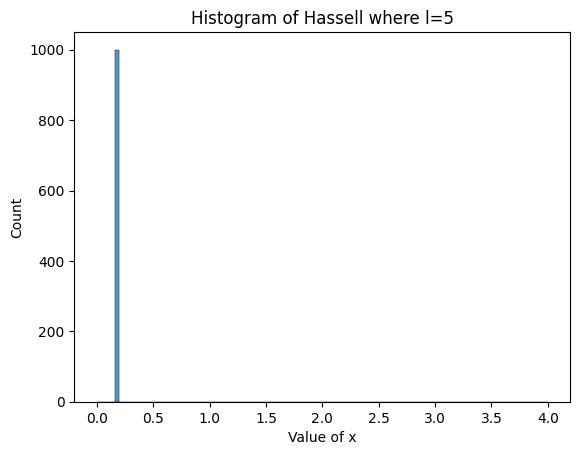
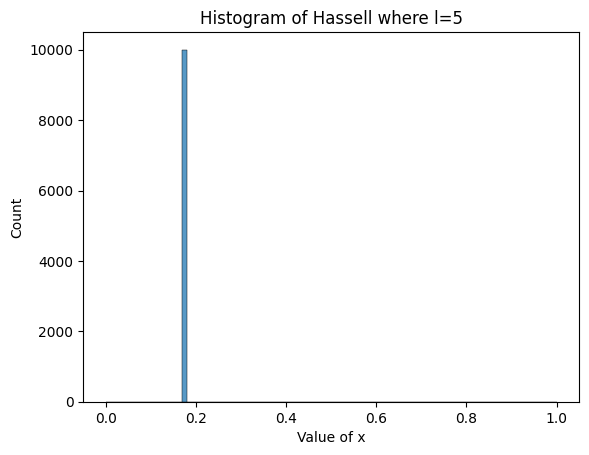
The notebook cell's code change between the first figure and the second:
--- before
+++ after
@@ -1,5 +1,5 @@
-for l in [5, 15, 20, 40, 50, 60]:
-    res = iterate_postrans(l, 10, 0.5, 1000)[1]
-    sns.histplot(res, bins=100, binrange=(0, 4))
+for l in [5, 15, 20, 23, 40, 50, 80]:
+    res = iterate_postrans(l, 10, 0.5, 10000)[1]
+    sns.histplot(res, bins=100, binrange=(0, 1) if l == 5 else None)
     plt.title(f"Histogram of Hassell where l={l}")
     plt.xlabel("Value of x")

Commit: Better histograms